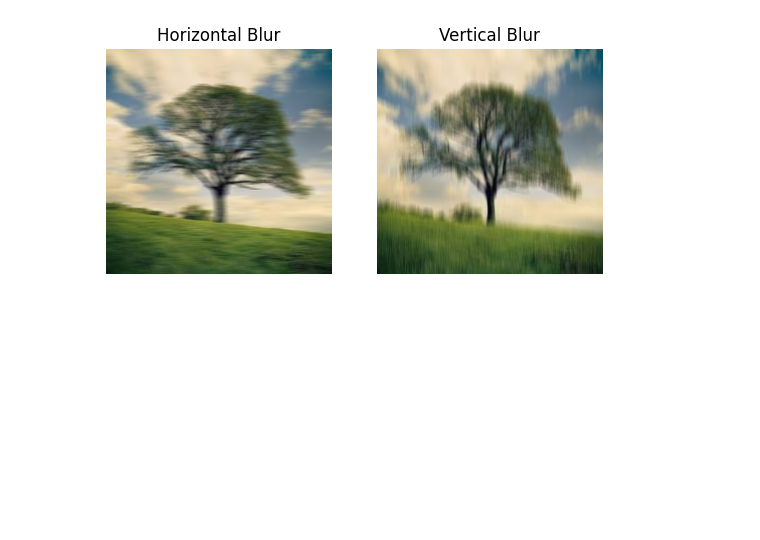
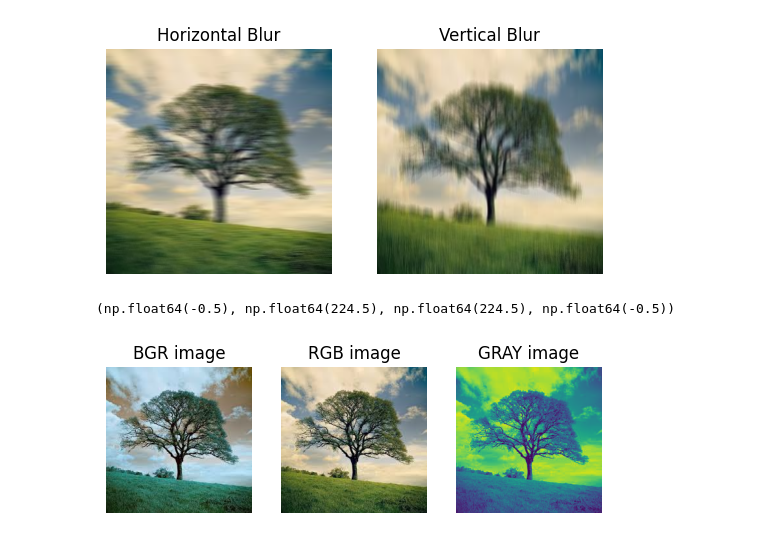
Before and after one commit to AlfazBloch/ML, a Jupyter notebook: blur.ipynb, the cells around one changed output. Cells and saved outputs as stored; diff of their text form; code cells hidden in the pictures; blank space fills up the shorter version.

Commit message:
converting color of image

```diff
--- a/blur.ipynb
+++ b/blur.ipynb
@@ -88,3 +88,34 @@ plt.axis('off')
 # %% [output]
 (np.float64(-0.5), np.float64(224.5), np.float64(224.5), np.float64(-0.5))
 [figure]
+# %%
+#grayScaleImgae
+
+import cv2
+import matplotlib.pyplot as plt
+
+img = cv2.imread('tree.jpg')
+
+plt.subplot(1,3,1)
+plt.imshow(img)
+plt.title("BGR image")
+plt.axis('off')
+
+rgb_img = cv2.cvtColor(img,cv2.COLOR_BGR2RGB)
+
+plt.subplot(1,3,2)
+plt.imshow(rgb_img)
+plt.title("RGB image")
+plt.axis('off')
+
+gray_image = cv2.cvtColor(img,cv2.COLOR_BGR2GRAY)
+
+plt.subplot(1,3,3)
+plt.imshow(gray_image)
+plt.title("GRAY image")
+plt.axis('off')
+
+print(t
+# %% [output]
+(np.float64(-0.5), np.float64(224.5), np.float64(224.5), np.float64(-0.5))
+[figure, added]
```
